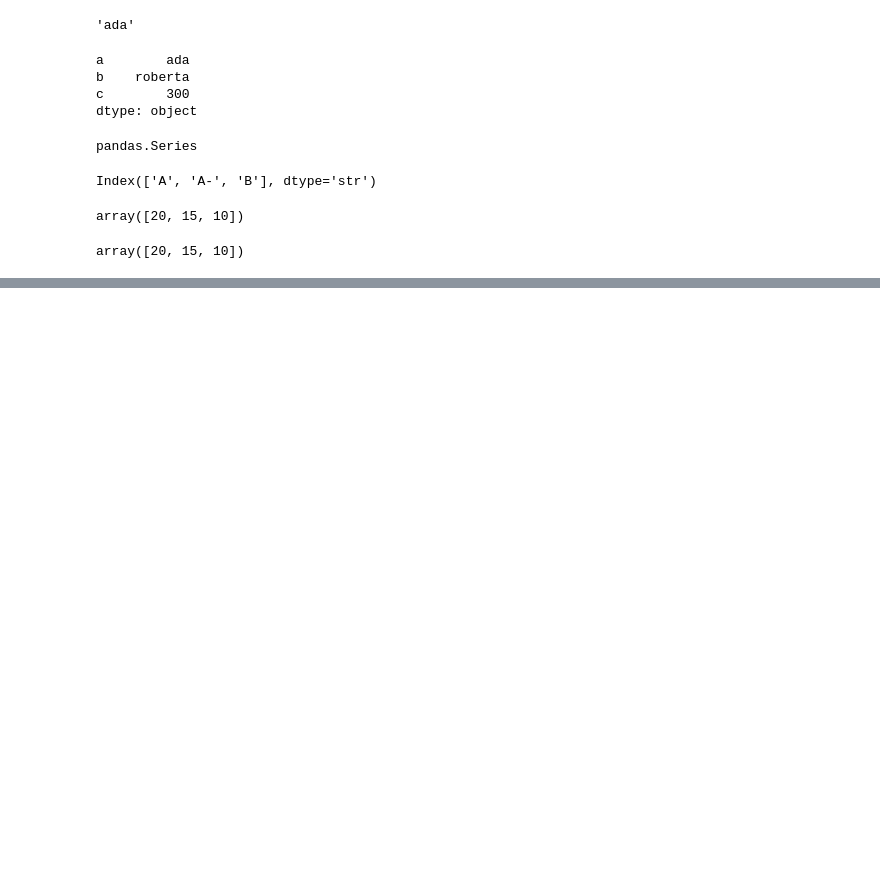
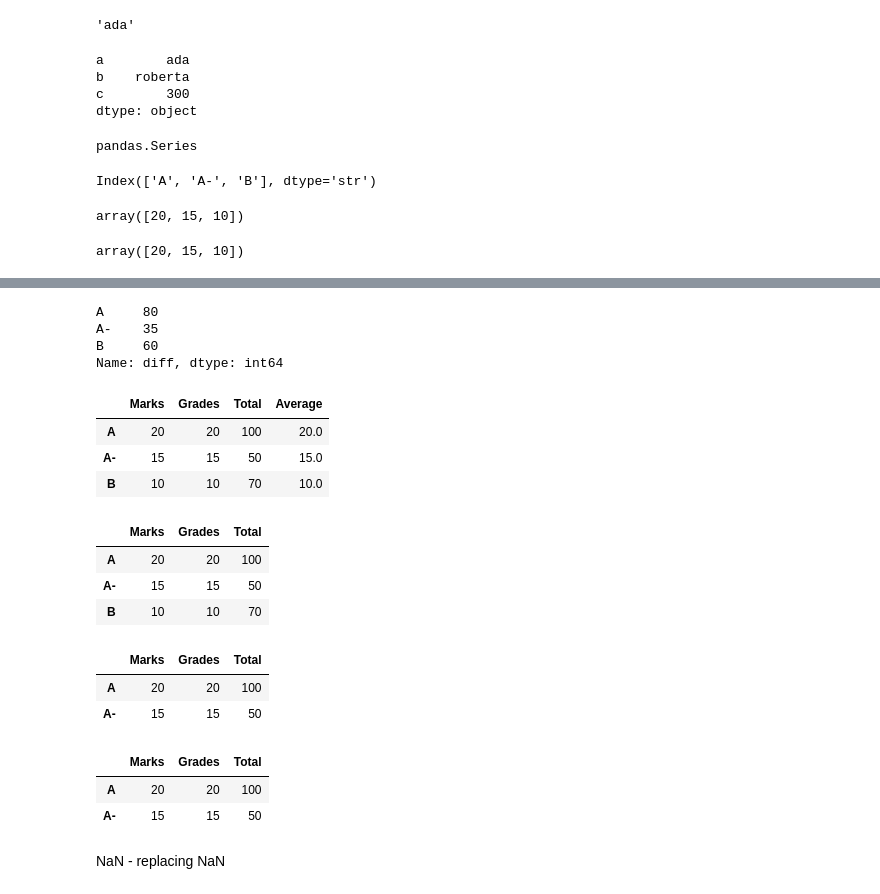
Before and after one commit to mezirim/python-tutorial, a Jupyter notebook: panda.ipynb, the cells around one changed output, grey strips where cells are left out. Cells and saved outputs as stored; diff of their text form; code cells hidden in the pictures; blank space fills up the shorter version.

```diff
--- a/panda.ipynb
+++ b/panda.ipynb
@@ -57,0 +233,14 @@ array([20, 15, 10])
+# %%
+F.pop("diff")
+# %% [output]
+A     80
+A-    35
+B     60
+Name: diff, dtype: int64
+# %%
+F
+# %% [output]
+|  | Marks | Grades | Total | Average |
+| A | 20 | 20 | 100 | 20.0 |
+| A- | 15 | 15 | 50 | 15.0 |
+| B | 10 | 10 | 70 | 10.0 |
@@ -57,0 +249,23 @@ array([20, 15, 10])
+# %%
+F
+# %% [output]
+|  | Marks | Grades | Total |
+| A | 20 | 20 | 100 |
+| A- | 15 | 15 | 50 |
+| B | 10 | 10 | 70 |
+# %%
+G = F[F["Marks"]> 10]
+G
+# %% [output]
+|  | Marks | Grades | Total |
+| A | 20 | 20 | 100 |
+| A- | 15 | 15 | 50 |
+# %%
+H = F[F["Grades"]> 10]
+H
+# %% [output]
+|  | Marks | Grades | Total |
+| A | 20 | 20 | 100 |
+| A- | 15 | 15 | 50 |
+# %% [markdown]
+NaN - replacing NaN
```
Also changed, not shown: parts of 44 cells of this notebook, 5 other files.
